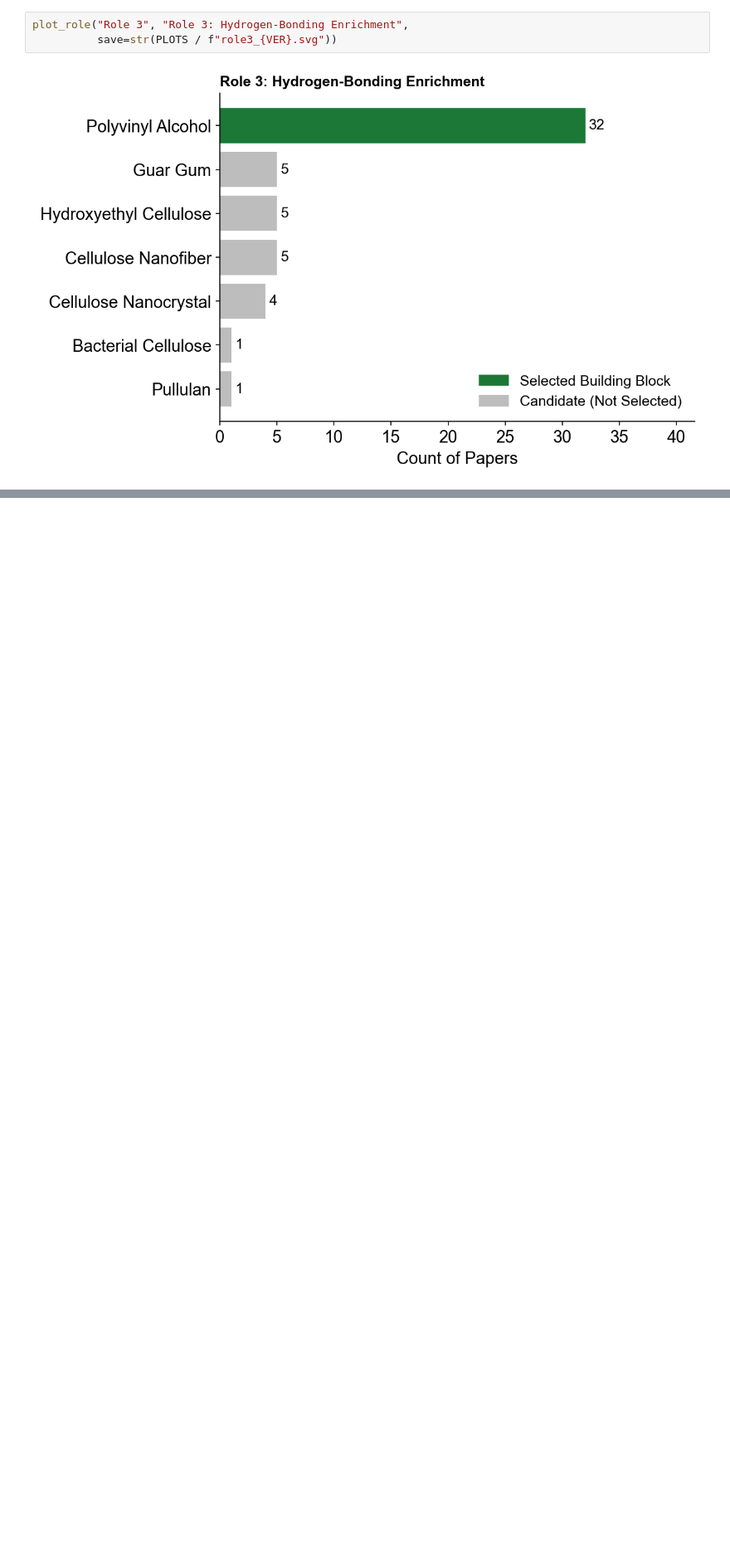
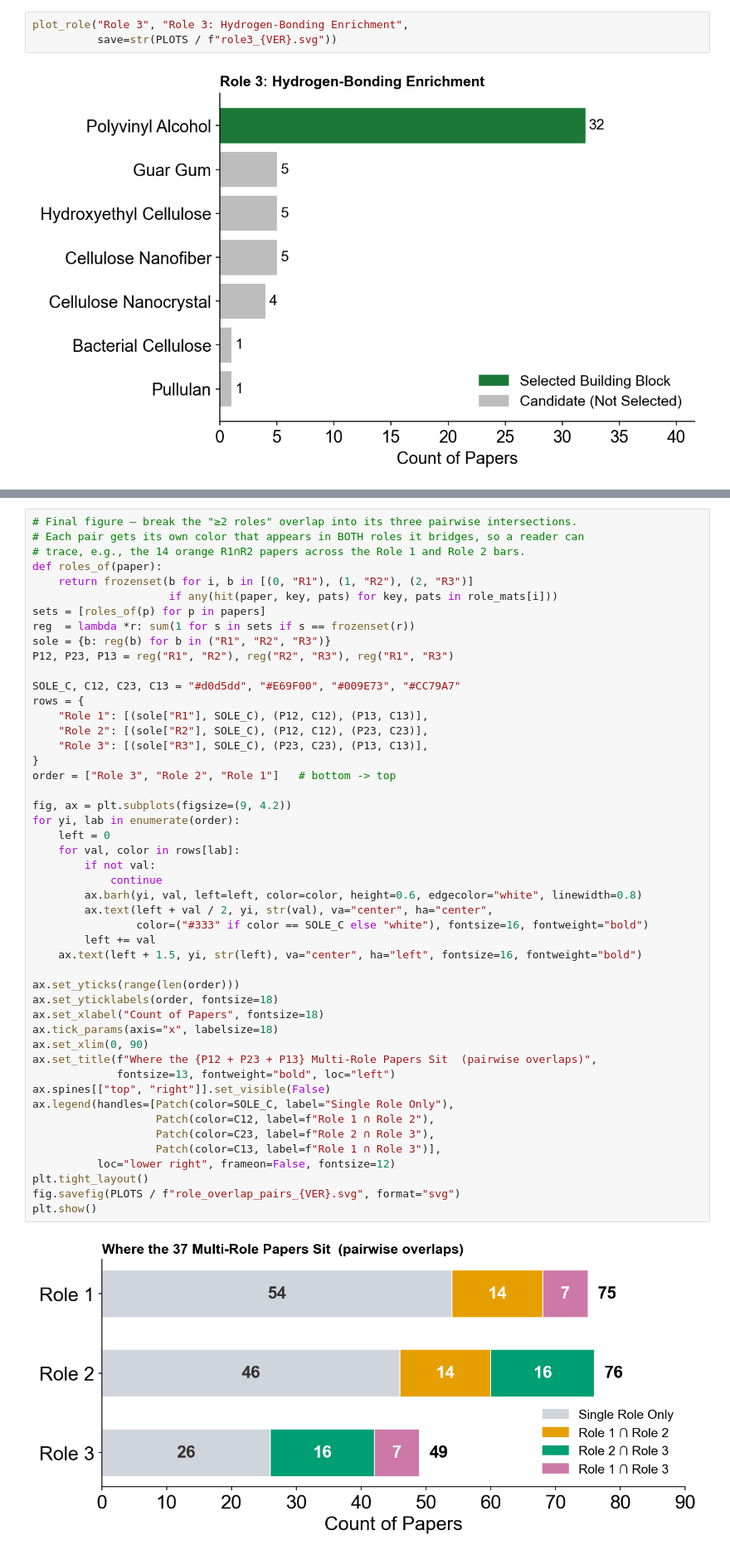
Before and after one commit to tcchung-keeponkeepingon/project_microgreen, a Jupyter notebook: 08_material_frequency.ipynb, the cells around one changed output, grey strips where cells are left out. Shown at 83% size. Saved outputs shown, nothing was run; the diff lists cells and outputs as text; blank space fills up the shorter version.

```diff
--- a/08_material_frequency.ipynb
+++ b/08_material_frequency.ipynb
@@ -223,0 +178,50 @@ plt.show()
+# %%
+# Final figure — break the "≥2 roles" overlap into its three pairwise intersections.
+# Each pair gets its own color that appears in BOTH roles it bridges, so a reader can
+# trace, e.g., the 14 orange R1∩R2 papers across the Role 1 and Role 2 bars.
+def roles_of(paper):
+    return frozenset(b for i, b in [(0, "R1"), (1, "R2"), (2, "R3")]
+                     if any(hit(paper, key, pats) for key, pats in role_mats[i]))
+sets = [roles_of(p) for p in papers]
+reg  = lambda *r: sum(1 for s in sets if s == frozenset(r))
+sole = {b: reg(b) for b in ("R1", "R2", "R3")}
+P12, P23, P13 = reg("R1", "R2"), reg("R2", "R3"), reg("R1", "R3")
+
+SOLE_C, C12, C23, C13 = "#d0d5dd", "#E69F00", "#009E73", "#CC79A7"
+rows = {
+    "Role 1": [(sole["R1"], SOLE_C), (P12, C12), (P13, C13)],
+    "Role 2": [(sole["R2"], SOLE_C), (P12, C12), (P23, C23)],
+    "Role 3": [(sole["R3"], SOLE_C), (P23, C23), (P13, C13)],
+}
+order = ["Role 3", "Role 2", "Role 1"]   # bottom -> top
+
+fig, ax = plt.subplots(figsize=(9, 4.2))
+for yi, lab in enumerate(order):
+    left = 0
+    for val, color in rows[lab]:
+        if not val:
+            continue
+        ax.barh(yi, val, left=left, color=color, height=0.6, edgecolor="white", linewidth=0.8)
+        ax.text(left + val / 2, yi, str(val), va="center", ha="center",
+                color=("#333" if color == SOLE_C else "white"), fontsize=16, fontweight="bold")
+        left += val
+    ax.text(left + 1.5, yi, str(left), va="center", ha="left", fontsize=16, fontweight="bold")
+
+ax.set_yticks(range(len(order)))
+ax.set_yticklabels(order, fontsize=18)
+ax.set_xlabel("Count of Papers", fontsize=18)
+ax.tick_params(axis="x", labelsize=18)
+ax.set_xlim(0, 90)
+ax.set_title(f"Where the {P12 + P23 + P13} Multi-Role Papers Sit  (pairwise overlaps)",
+             fontsize=13, fontweight="bold", loc="left")
+ax.spines[["top", "right"]].set_visible(False)
+ax.legend(handles=[Patch(color=SOLE_C, label="Single Role Only"),
+                   Patch(color=C12, label=f"Role 1 ∩ Role 2"),
+                   Patch(color=C23, label=f"Role 2 ∩ Role 3"),
+                   Patch(color=C13, label=f"Role 1 ∩ Role 3")],
+          loc="lower right", frameon=False, fontsize=12)
+plt.tight_layout()
+fig.savefig(PLOTS / f"role_overlap_pairs_{VER}.svg", format="svg")
+plt.show()
+# %% [output]
+[figure, added]
```
Also changed, not shown: parts of 3 cells of this notebook, 2 other files.
